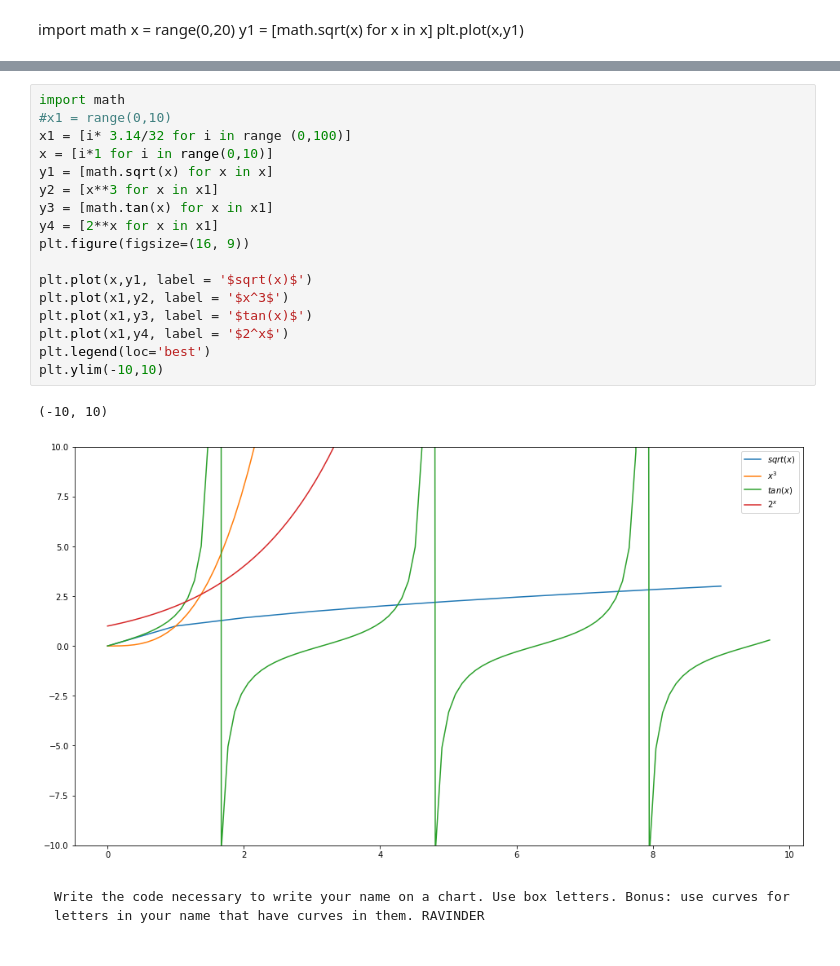
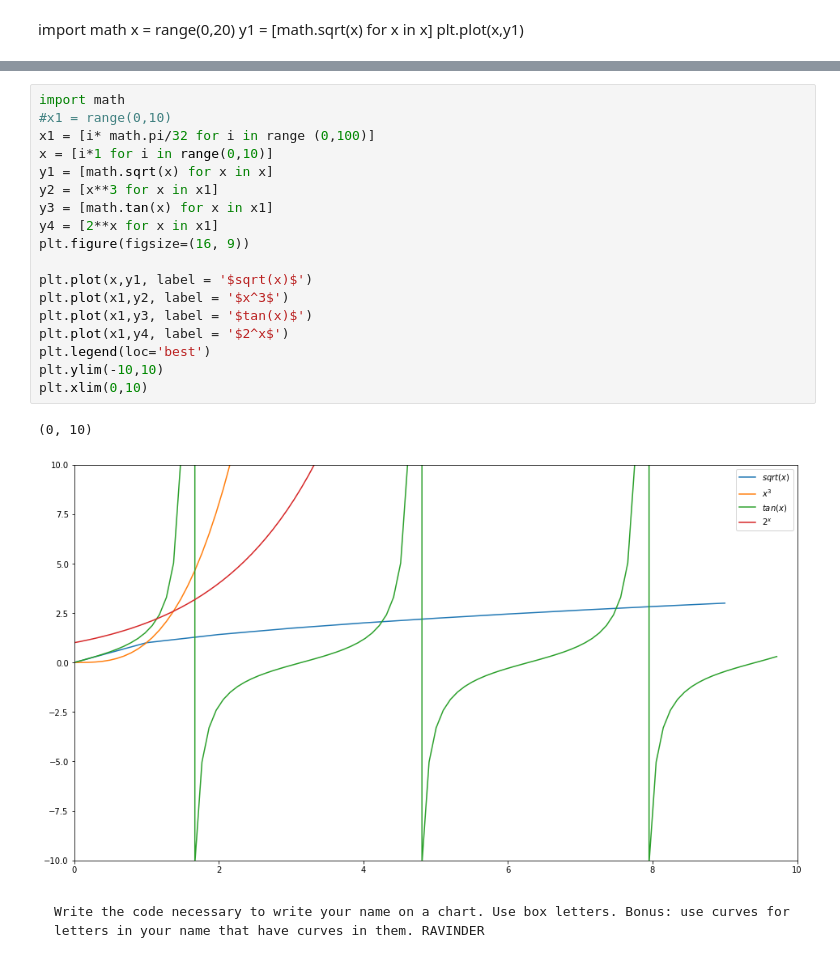
Before and after one commit to ravinder79/python-exercises, a Jupyter notebook: 4.8.2_matplotlib_exercises.ipynb, the cells around one changed output, grey strips where cells are left out. Drawn from its saved outputs; the diff is of its cells as text.

```diff
--- a/4.8.2_matplotlib_exercises.ipynb
+++ b/4.8.2_matplotlib_exercises.ipynb
@@ -86,23 +138,24 @@ plt.plot(x,y4)
 # %%
 import math
 #x1 = range(0,10)
-x1 = [i* 3.14/32 for i in range (0,100)]
+x1 = [i* math.pi/32 for i in range (0,100)]
 x = [i*1 for i in range(0,10)]
 y1 = [math.sqrt(x) for x in x]
 y2 = [x**3 for x in x1]
 y3 = [math.tan(x) for x in x1]
 y4 = [2**x for x in x1]
 plt.figure(figsize=(16, 9))
 
 plt.plot(x,y1, label = '$sqrt(x)$')
 plt.plot(x1,y2, label = '$x^3$')
 plt.plot(x1,y3, label = '$tan(x)$')
 plt.plot(x1,y4, label = '$2^x$')
 plt.legend(loc='best')
 plt.ylim(-10,10)
+plt.xlim(0,10)
 # %% [output]
-(-10, 10)
+(0, 10)
-[figure, old version]
+[figure, new version]
 # %% [markdown]
     Write the code necessary to write your name on a chart. Use box letters. Bonus: use curves for letters in your name that have curves in them. RAVINDER
 # %%
```
Also changed, not shown: parts of 8 cells of this notebook, 1 other file.
